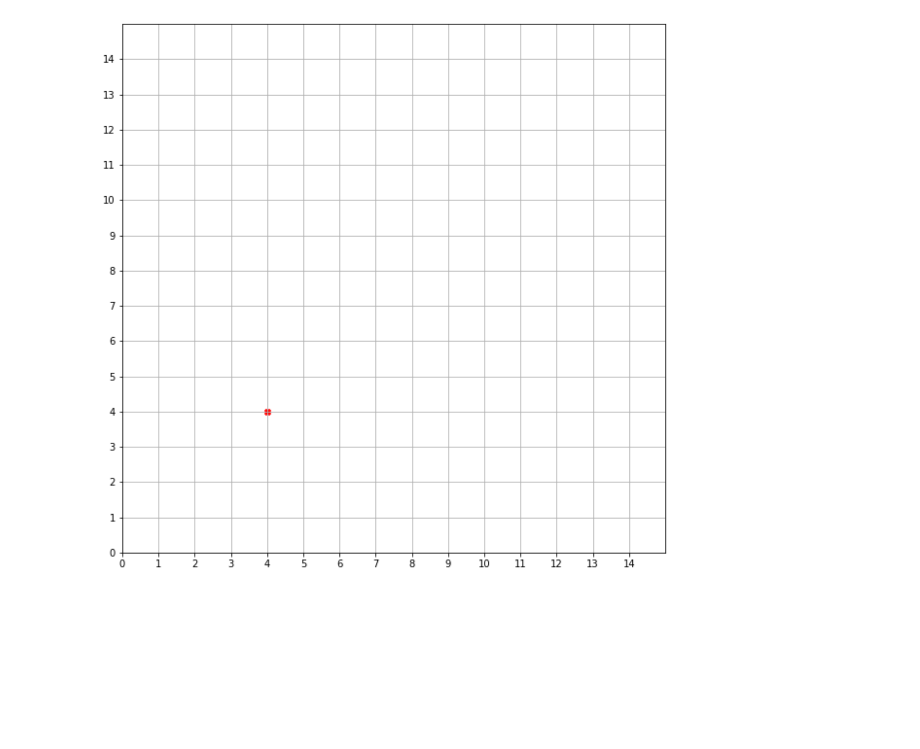
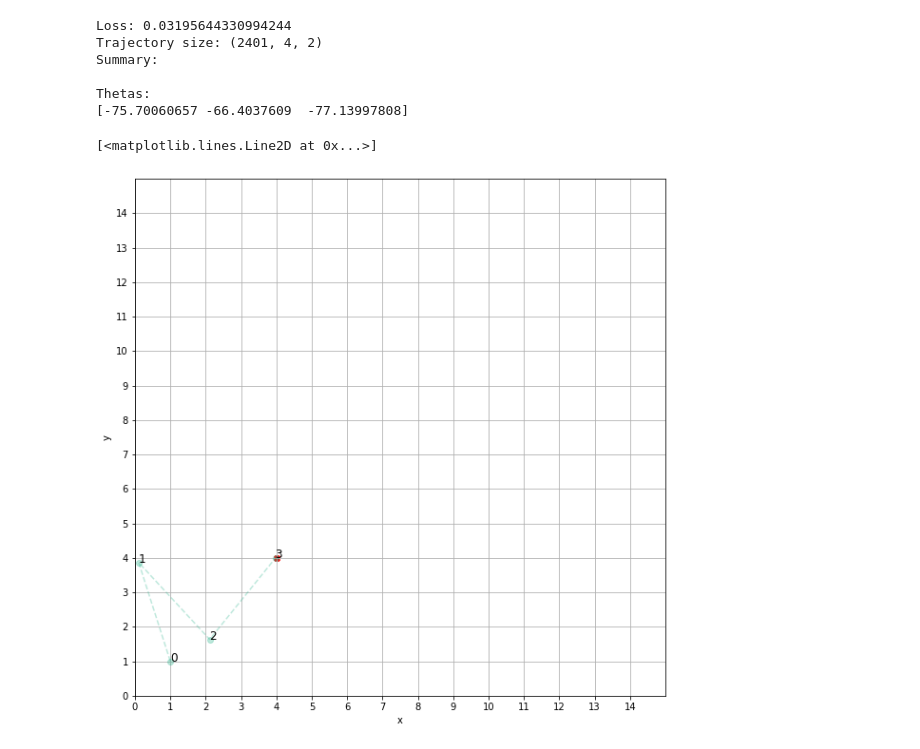
Before and after one commit to filipgrigorov-portfolio/robot_arm, a Jupyter notebook: inverse_kinematics_solver/IK_2D.ipynb, the cells around one changed output. Saved outputs shown, nothing was run; the diff lists cells and outputs as text; code cells hidden in the pictures; blank space fills up the shorter version.

```diff
--- a/inverse_kinematics_solver/IK_2D.ipynb
+++ b/inverse_kinematics_solver/IK_2D.ipynb
@@ -12,9 +19,10 @@ from utils import compute_theta, compute_angles_from_trajectory, rad2degrees, de
 
 class IK:
     @staticmethod
-    def solve(target, trajectory, jnts, links, algo='fabrik'):
+    def solve(target, trajectory, jnts, links, thetas, algo='fabrik'):
         if algo == 'fabrik':
-            return fabrik_solve(target, trajectory, jnts, links)
+            return fabrik_solve(target, trajectory, jnts, links), None
         if algo == 'root_finding':
-            return NewtonSolver2D3L(jnts, links).solve(target, trajectory, jnts, links)
+            solver = NewtonSolver2D3L(thetas, links)
+            return solver.solve(target, trajectory, thetas, links, jnts), solver.thetas
 # %%
@@ -92,3 +98,23 @@ Angles: (3, 3)
 # %%
-run_solver(links, jnts, thetas, 'root_finding')
+links = np.array([3, 3, 3]).astype(np.float32)
+jnts = np.array([[1, 1], [1, 4], [1, 7], [1, 10]]).astype(np.float32)
+thetas = degrees2rad(np.array([0.0, 0.0, 0.0]))
+
+# Move the robot arm and solve IK: (x, y)
+trajectory = [ np.copy(jnts) ]
+target = np.array([4, 4])
+
+trajectory, thetas = run_solver(links, jnts, thetas, 'root_finding')
+print(f'\nTrajectory size: {trajectory.shape}')
+
+print('Summary: \n')
+print(F'Thetas:\n{thetas}')
+
+fig = setup_plot(target)
+
+jnts = trajectory[-1]
+color = [*np.random.random(3), 0.3]
+for idx in range(len(jnts)):
+    plt.text(jnts[idx][0], jnts[idx][1], str(idx), fontsize=12)
+plt.plot(jnts[:, 0], jnts[:, 1], marker='o', linestyle='--', color=color)
 # %% [output]
@@ -96 +122,8 @@ ValueError: All dimensions of input must be of equal length
+Loss: 0.03195644330994244
+Trajectory size: (2401, 4, 2)
+Summary:
+
+Thetas:
+[-75.70060657 -66.4037609  -77.13997808]
+[<matplotlib.lines.Line2D at 0x...>]
-[figure, old version]
+[figure, new version]
```
Also changed, not shown: parts of 4 cells of this notebook, 1 other file.
